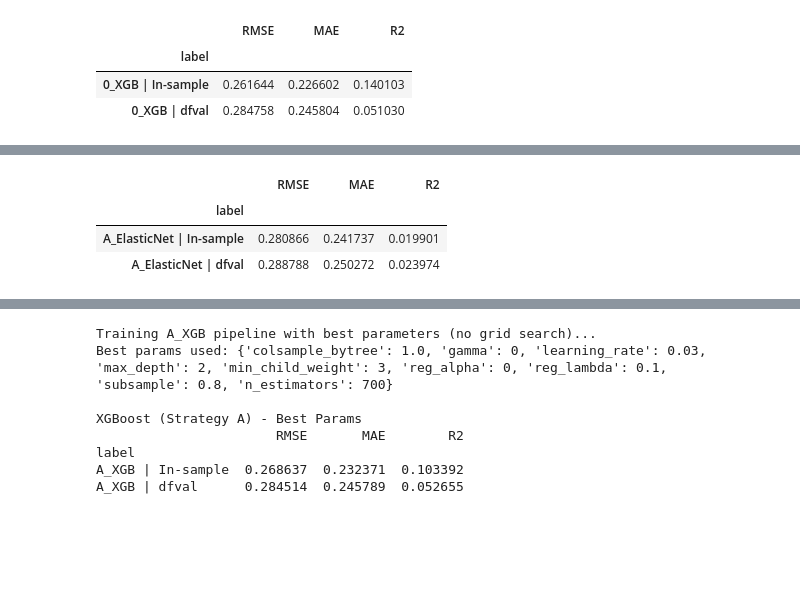
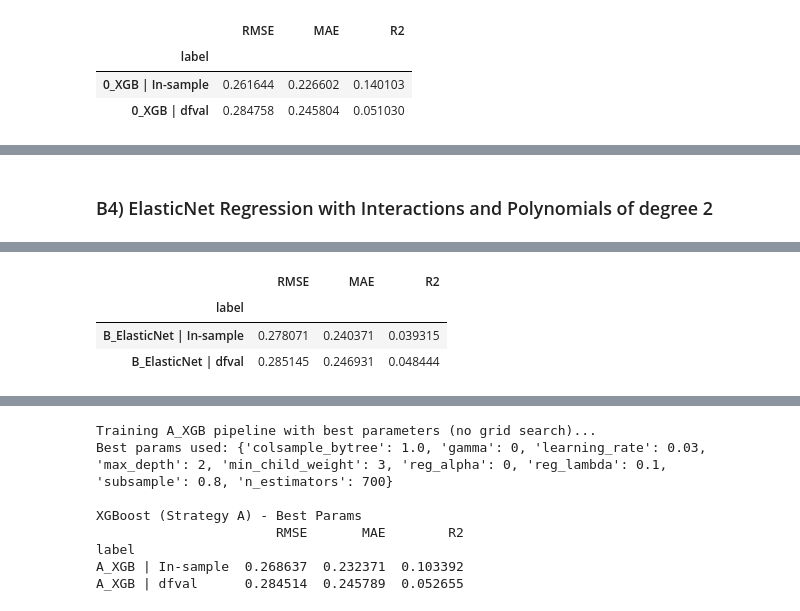
Before and after one commit to HindyUCL/deliverable2-analyticsedge-mit, a Jupyter notebook: run_2.ipynb, the cells around one changed output, grey strips where cells are left out. Drawn from its saved outputs; the diff is of its cells as text; code cells hidden in the pictures; blank space fills up the shorter version.

```diff
--- a/run_2.ipynb
+++ b/run_2.ipynb
@@ -711,15 +953,7 @@ label
 | 0_XGB | In-sample | 0.261644 | 0.226602 | 0.140103 |
 | 0_XGB | dfval | 0.284758 | 0.245804 | 0.051030 |
 # %%
-# === XGBoost implementations for Strategy 0 (only on df1) no GridSearch (updated to reuse GridSearch result if available)
-candidate_feats = sorted(list(dict.fromkeys(common_feats)))
-SKEWED_COLS = detect_skewed_cols(df1, candidate_feats, thresh=0.6)
-
-# Transformed inputs (log1p on detected skewed cols)
-X_0_train_tf = apply_log1p(X_0_train, SKEWED_COLS)
-X_0_val_tf   = apply_log1p(X_0_val, SKEWED_COLS)
-
-# If GridSearchCV produced best_xgb_0, reuse it (it's already fitted on X_0_train_tf).
+# If GridSearchCV produced best_xgb_0, reuse it (it's already fitted on X_0_train).
 # Otherwise, build an XGBRegressor with the best params discovered and fit it on the transformed data.
 if "best_xgb_0" in globals():
     print("Reusing best_xgb_0 from earlier GridSearchCV (assumed fitted).")
@@ -740,11 +974,11 @@ else:
         subsample=0.7,
         n_estimators=700,
     )
-    model_0_xgb.fit(X_0_train_tf, y_0_train)
+    model_0_xgb.fit(X_0_train, y_0_train)
 
 # Predict on train/val (use the same transformed matrices)
-pred_tr_0 = model_0_xgb.predict(X_0_train_tf)
-pred_val_0 = model_0_xgb.predict(X_0_val_tf)
+pred_tr_0 = model_0_xgb.predict(X_0_train)
+pred_val_0 = model_0_xgb.predict(X_0_val)
 
 # Replace any existing 0_XGB results and store estimator
 incoming_0 = {"0_XGB | In-sample", "0_XGB | dfval"}
@@ -1179,49 +1467,35 @@ A_Lasso | dfval      0.288793  0.250230  0.023943
+# %% [markdown]
+### B4) ElasticNet Regression with Interactions and Polynomials of degree 2
 # %%
-# ==== [1C] Strategy A — Elastic Net on common features ====
 candidate_feats = sorted(list(dict.fromkeys(full_feats + common_feats)))
 SKEWED_COLS = detect_skewed_cols(df2, candidate_feats, thresh=0.8)
 print("Detected skewed columns (log1p applied):", SKEWED_COLS)
 
-X_A_train_local = pd.concat([df1[common_feats], df2[common_feats]], axis=0)
-X_A_val_local   = dfval[common_feats]
-y_A_train_local = pd.concat([df1[TARGET], df2[TARGET]], axis=0)
-y_A_val_local   = dfval[TARGET]
+X_B_train_local = pd.concat([df1[common_feats], df2[common_feats]], axis=0)
+X_B_val_local   = dfval[common_feats]
+y_B_train_local = pd.concat([df1[TARGET], df2[TARGET]], axis=0)
+y_B_val_local   = dfval[TARGET]
 
-X_A_train_tf = apply_log1p(X_A_train_local, SKEWED_COLS)
-X_A_val_tf   = apply_log1p(X_A_val_local, SKEWED_COLS)
+X_B_train_tf = apply_log1p(X_B_train_local, SKEWED_COLS)
+X_B_val_tf   = apply_log1p(X_B_val_local, SKEWED_COLS)
 
 
-pipe = Pipeline([
-    ("prep", linear_preproc()),
-    ("est", ElasticNet(random_state=RANDOM_STATE, max_iter=10000))
-])
-
-grid = {
-    "est__alpha": [0.01, 0.1, 1.0],
-    "est__l1_ratio": [0.2, 0.5, 0.8]
-}
-
-gs = cv_grid_search(pipe, grid, X_A_train, y_A_train, splits=5)
-best = gs.best_estimator_
-
-# print best params
-print("Best params for A_ElasticNet:", gs.best_params_)
-
-best.fit(X_A_train, y_A_train)
-pred_tr = best.predict(X_A_train)
-pred_val = best.predict(X_A_val)
+print("\n--- Strategy B: ElasticNet with all interactions (poly2) ---")
+elasticB, coefB_e, pred_trB_e, predB_e = elasticnet_with_interactions(
+    X_B_train_tf, y_B_train_local, X_B_val_tf, candidate_feats, "B_ElasticNet_poly2"
+)
 
 RESULTS += [
-    metrics(y_A_train, pred_tr, "A_ElasticNet | In-sample"),
-    metrics(y_A_val,   pred_val, "A_ElasticNet | dfval"),
+    metrics(y_B_train_local, pred_trB_e, "B_ElasticNet | In-sample"),
+    metrics(y_B_val_local,   predB_e, "B_ElasticNet | dfval"),
 ]
-MODEL_STORE["A_ElasticNet"] = best
-VAL_PRED_STORE["A_ElasticNet"] = pred_val
+MODEL_STORE["B_ElasticNet"] = elasticB
+VAL_PRED_STORE["B_ElasticNet"] = predB_e
 
-print_metrics_table([r for r in RESULTS if r["label"].startswith("A_ElasticNet")],
-                    "Elastic Net (Strategy A) metrics")
+print_metrics_table([r for r in RESULTS if r["label"].startswith("B_ElasticNet")],
+                    "Elastic Net (Strategy B) metrics")
 
 # Optional export:
-# pd.DataFrame({"Energy": best.predict(Xtest[common_feats])}).to_csv("A_ElasticNet_Xtest.csv", index=False)
+# pd.DataFrame({"Energy": best.predict(Xtest[common_feats])}).to_csv("B_ElasticNet_Xtest.csv", index=False)
 # %% [output]
 Detected skewed columns (log1p applied): ['AcousticQuality', 'InstrumentalScore']
@@ -1235,4 +1518,4 @@ A_ElasticNet | dfval      0.288788  0.250272  0.023974
 |  | RMSE | MAE | R2 |
 | label |  |  |  |
-| A_ElasticNet | In-sample | 0.280866 | 0.241737 | 0.019901 |
-| A_ElasticNet | dfval | 0.288788 | 0.250272 | 0.023974 |
+| B_ElasticNet | In-sample | 0.278071 | 0.240371 | 0.039315 |
+| B_ElasticNet | dfval | 0.285145 | 0.246931 | 0.048444 |
```
Also changed, not shown: parts of 73 cells of this notebook.
